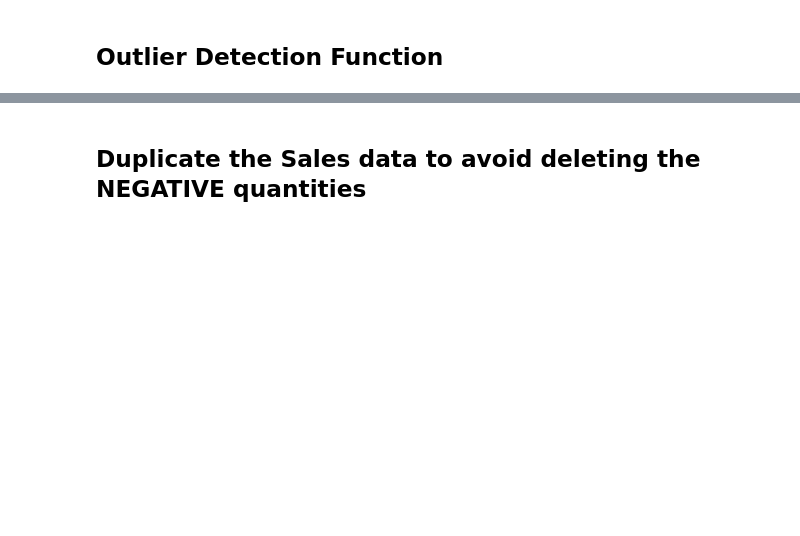
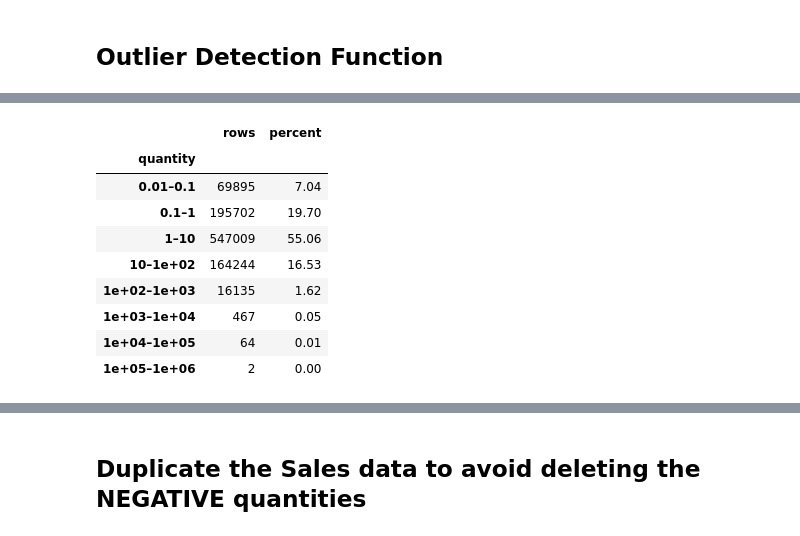
Before and after one commit to JeshurunMuchugi/Eabl-Project, a Jupyter notebook: EDA Notebooks/SalesData EABL eda.ipynb, the cells around one changed output, grey strips where cells are left out. Cells and saved outputs as stored; diff of their text form; code cells hidden in the pictures; blank space fills up the shorter version.

```diff
--- a/EDA Notebooks/SalesData EABL eda.ipynb
+++ b/EDA Notebooks/SalesData EABL eda.ipynb
@@ -328,17 +694,28 @@ plt.show()
 # %%
 positive_qty = sales.loc[sales["quantity"] > 0, "quantity"]
 
 # build bin edges at each power of 10 spanning the data's actual range
 min_exp = math.floor(np.log10(positive_qty.min()))
 max_exp = math.ceil(np.log10(positive_qty.max()))
 bin_edges = [10**e for e in range(min_exp, max_exp + 1)]
 labels = [f"{bin_edges[i]:,.2g}–{bin_edges[i+1]:,.2g}" for i in range(len(bin_edges) - 1)]
 
-binned = pd.cut(positive_qty, bins=bin_edges, labels=labels, right=False)
+binned = pandas.cut(positive_qty, bins=bin_edges, labels=labels, right=False)
 
 quantity_table = binned.value_counts(sort=False).rename("rows").to_frame()
 quantity_table["percent"] = (quantity_table["rows"] / quantity_table["rows"].sum() * 100).round(2)
 quantity_table
+# %% [output]
+|  | rows | percent |
+| quantity |  |  |
+| 0.01–0.1 | 69895 | 7.04 |
+| 0.1–1 | 195702 | 19.70 |
+| 1–10 | 547009 | 55.06 |
+| 10–1e+02 | 164244 | 16.53 |
+| 1e+02–1e+03 | 16135 | 1.62 |
+| 1e+03–1e+04 | 467 | 0.05 |
+| 1e+04–1e+05 | 64 | 0.01 |
+| 1e+05–1e+06 | 2 | 0.00 |
 # %%
 # mean and standard deviation
 mean_qty = sales["quantity"].mean()
```
Also changed, not shown: parts of 156 cells of this notebook, 1 other file.
